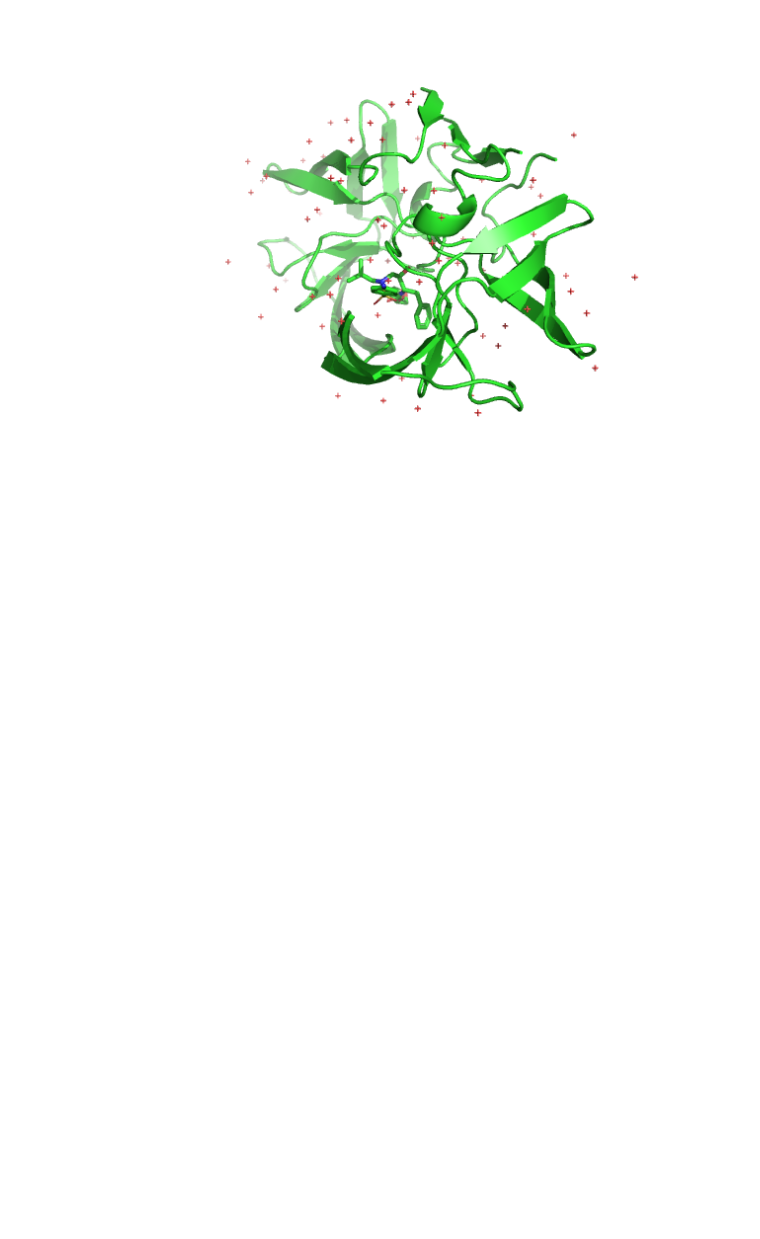
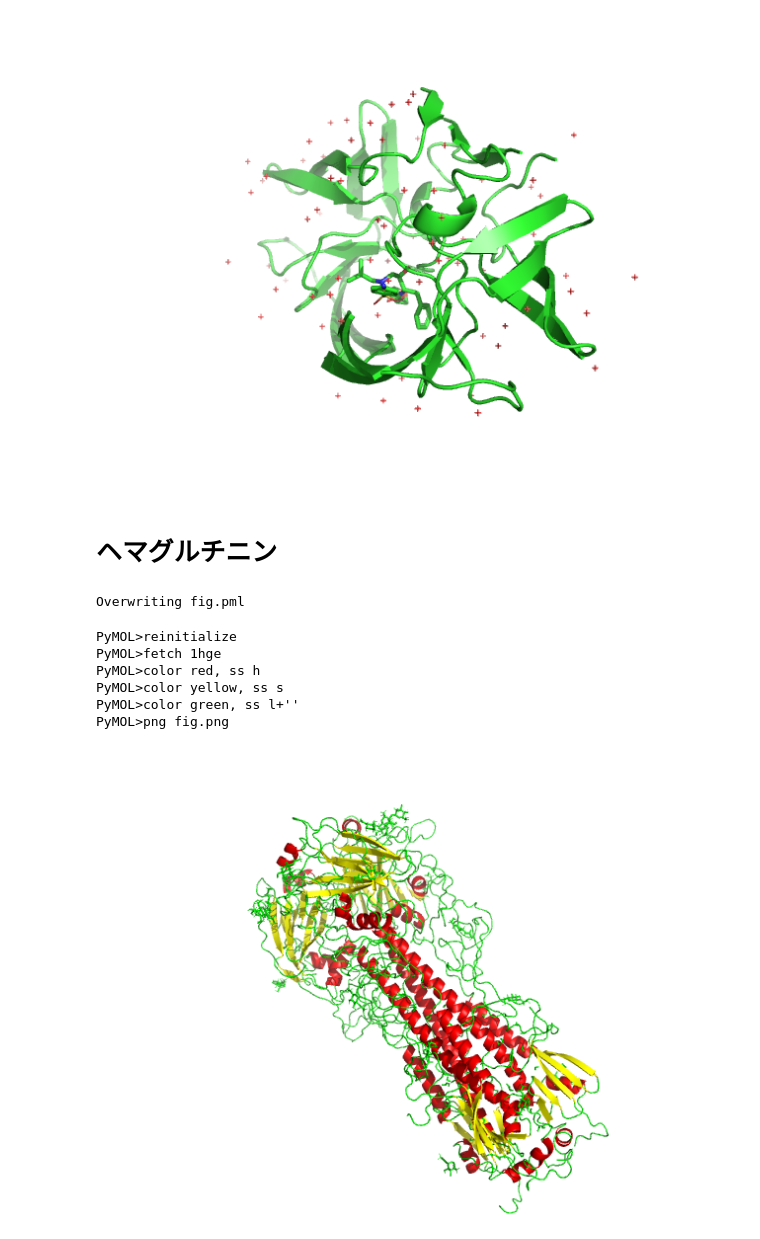
Before and after one commit to yoshi-dat/colab, a Jupyter notebook: Untitled2.ipynb, the cells around one changed output. Cells and saved outputs as stored; diff of their text form; code cells hidden in the pictures; blank space fills up the shorter version.

```diff
--- a/Untitled2.ipynb
+++ b/Untitled2.ipynb
@@ -42,3 +42,27 @@ cmd.do(command)
 display(Image('fig1.png'))
 # %% [output]
 [figure]
+# %% [markdown]
+# ヘマグルチニン
+# %%
+%%writefile fig.pml
+reinitialize
+fetch 1hge
+color red, ss h
+color yellow, ss s
+color green, ss l+''
+png fig.png
+# %% [output]
+Overwriting fig.pml
+# %%
+!pymol -qQ -c fig.pml
+from IPython.display import Image
+display(Image('fig.png'))
+# %% [output]
+PyMOL>reinitialize
+PyMOL>fetch 1hge
+PyMOL>color red, ss h
+PyMOL>color yellow, ss s
+PyMOL>color green, ss l+''
+PyMOL>png fig.png
+[figure, added]
```
Also changed, not shown: parts of 5 cells of this notebook.
